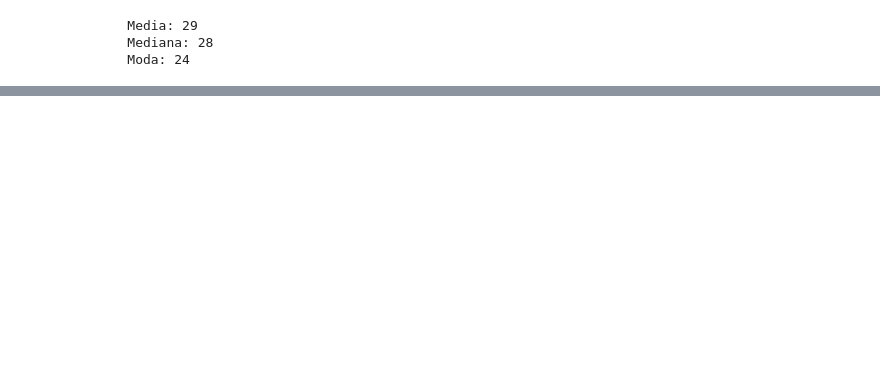
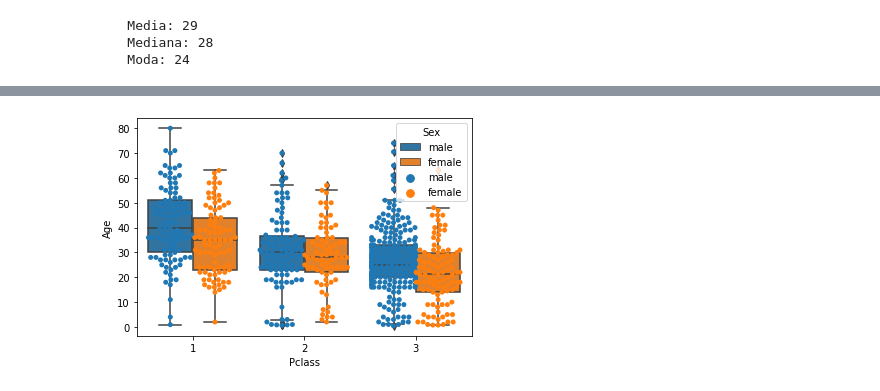
Before and after one commit to armandovl/funciones_descriptiva, a Jupyter notebook: Clase_Estadistica_Descriptiva.ipynb, the cells around one changed output, grey strips where cells are left out. Drawn from its saved outputs; the diff is of its cells as text; code cells hidden in the pictures; blank space fills up the shorter version.

```diff
--- a/Clase_Estadistica_Descriptiva.ipynb
+++ b/Clase_Estadistica_Descriptiva.ipynb
@@ -446,3 +662,8 @@ ax = sns.swarmplot(x="Pclass", y="Age", data=datos, edgecolor="gray",hue="Sex" ,
+# %%
+ax = sns.boxplot(x="Pclass", y="Age", data=datos ,hue="Sex");
+ax = sns.swarmplot(x="Pclass", y="Age", data=datos, edgecolor="gray",hue="Sex" ,dodge=True);
+# %% [output]
+[figure, added]
 # %%
 ax = sns.boxplot(x="Pclass", y="Age", data=datos ,hue="Sex")
 ax = sns.stripplot(x="Pclass", y="Age", data=datos, jitter=True, edgecolor="gray")
```
Also changed, not shown: parts of 81 cells of this notebook.
